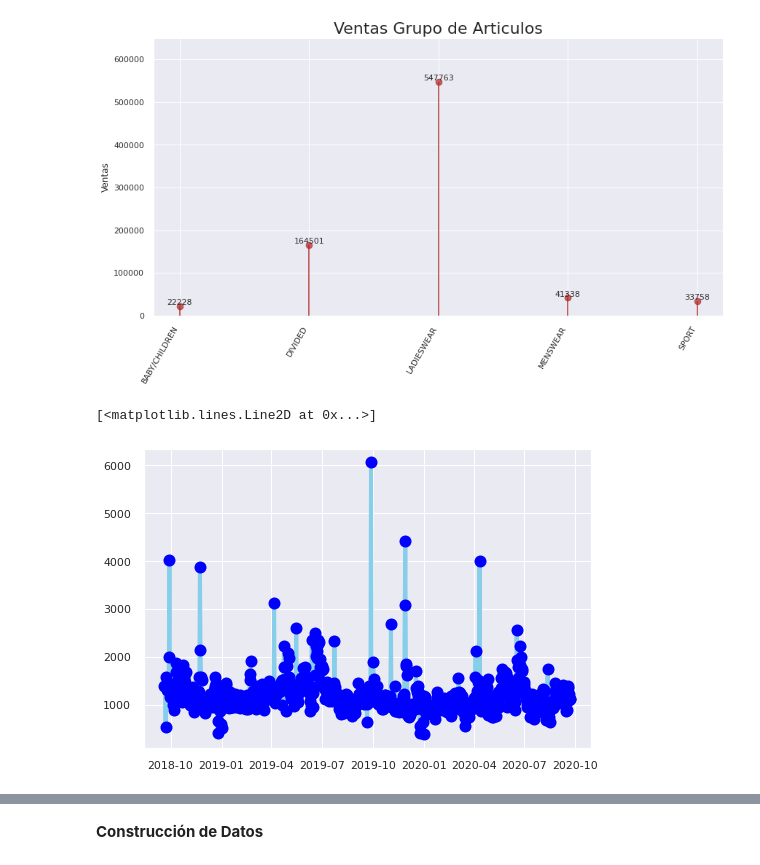
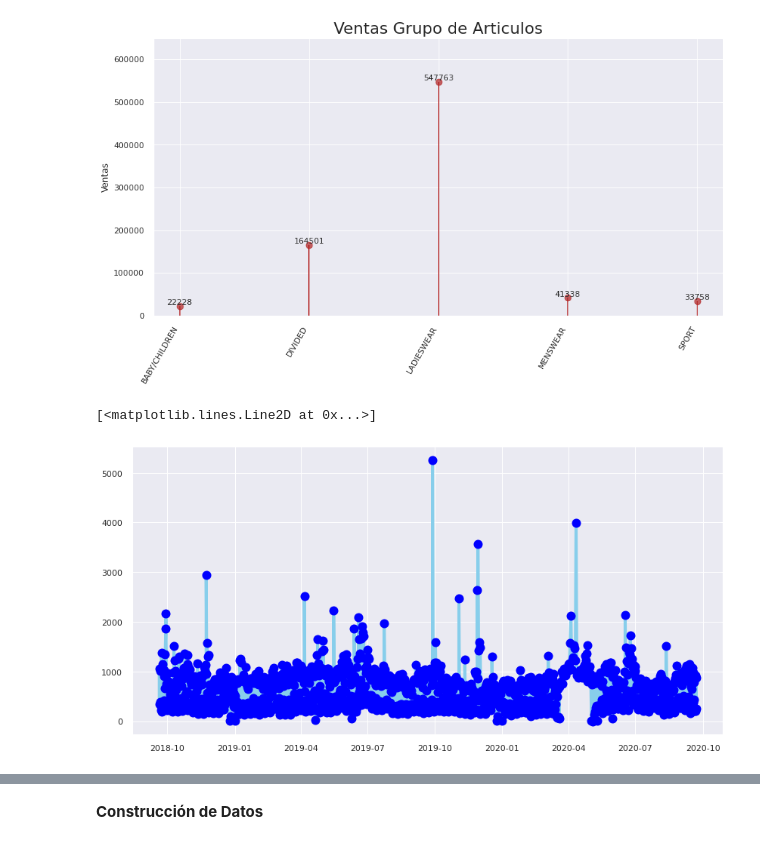
Before and after one commit to AndresPerelmuter/Customers-Segmentation---Clustering, a Jupyter notebook: Cluster_H&M.ipynb, the cells around one changed output, grey strips where cells are left out. Saved outputs shown, nothing was run; the diff lists cells and outputs as text; code cells hidden in the pictures.

```diff
--- a/Cluster_H&M.ipynb
+++ b/Cluster_H&M.ipynb
@@ -332,9 +338,11 @@ plt.show()
 # %% [output]
 [figure]
 # %%
-aux3 = transactions.groupby('t_dat', as_index=False).agg(ventas=('price', sum))
+aux3 = transactions.groupby(['t_dat', 'sales_channel_id'], as_index=False).agg(ventas=('price', sum))
 # %%
+fig, ax = plt.subplots(figsize=(14,7))
+
 plt.plot( 't_dat', 'ventas', data=aux3, marker='o', markerfacecolor='blue', markersize=12, color='skyblue', linewidth=4)
 # %% [output]
 [<matplotlib.lines.Line2D at 0x...>]
-[figure, old version]
+[figure, new version]
```
Also changed, not shown: parts of 24 cells of this notebook.
